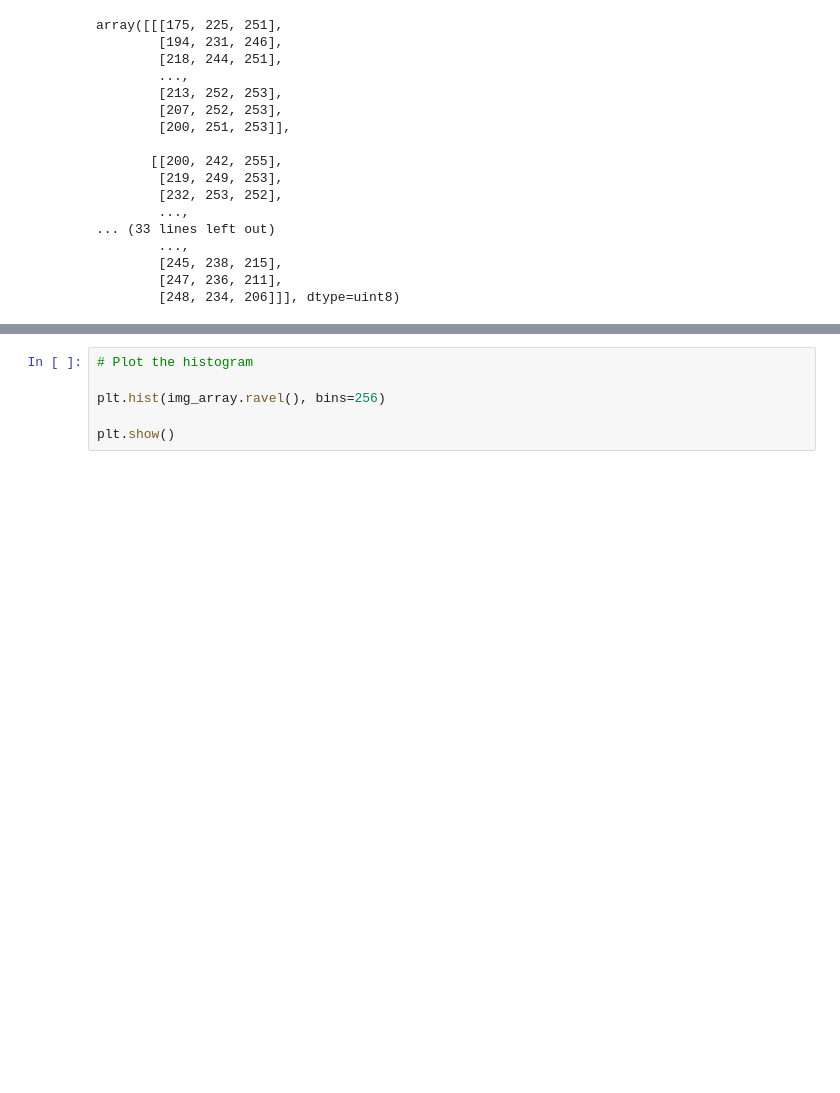
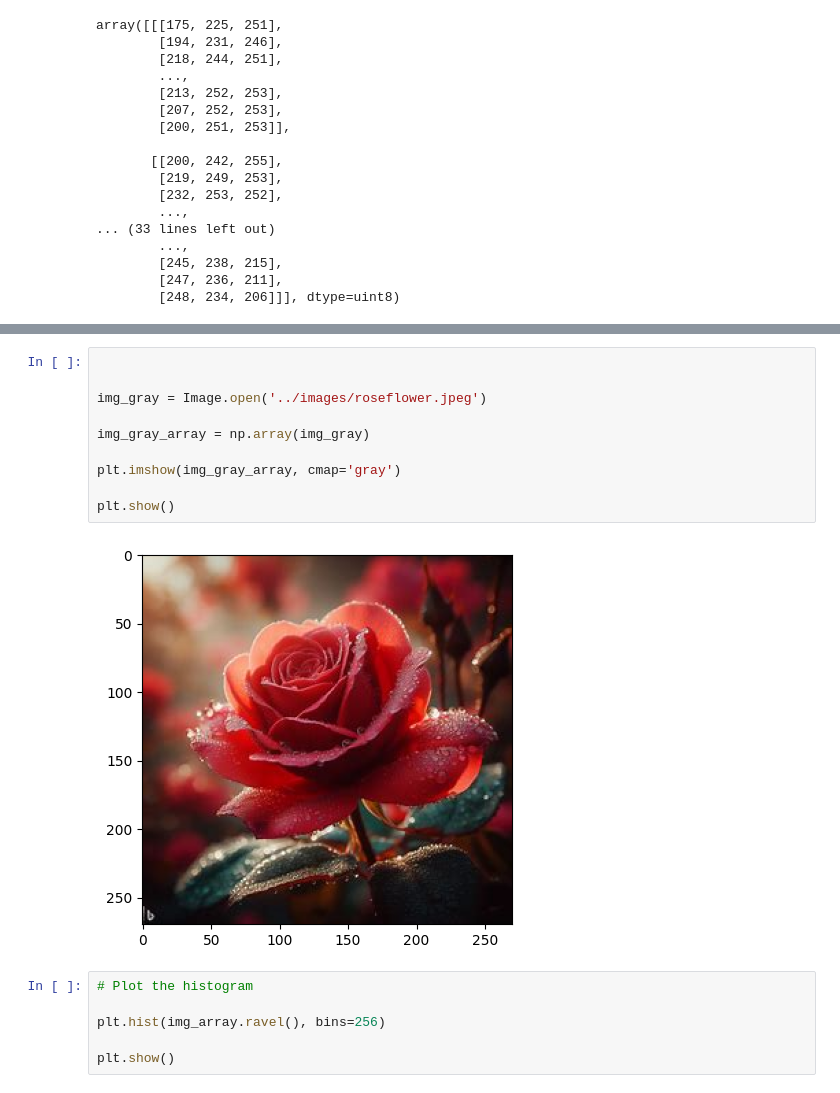
Before and after one commit to PacktPublishing/Data-Labeling-in-Machine-Learning-with-Python, a Jupyter notebook: code/Ch4/ch4_EDA_images.ipynb, the cells around one changed output, grey strips where cells are left out. Drawn from its saved outputs; the diff is of its cells as text; blank space fills up the shorter version.

```diff
--- a/code/Ch4/ch4_EDA_images.ipynb
+++ b/code/Ch4/ch4_EDA_images.ipynb
@@ -340,3 +338,15 @@ plt.show()
+# %%
+
+
+img_gray = Image.open('../images/roseflower.jpeg')
+
+img_gray_array = np.array(img_gray)
+
+plt.imshow(img_gray_array, cmap='gray')
+
+plt.show()
+# %% [output]
+[figure, added]
 # %%
 # Plot the histogram
 
```
Also changed, not shown: parts of 11 cells of this notebook.
